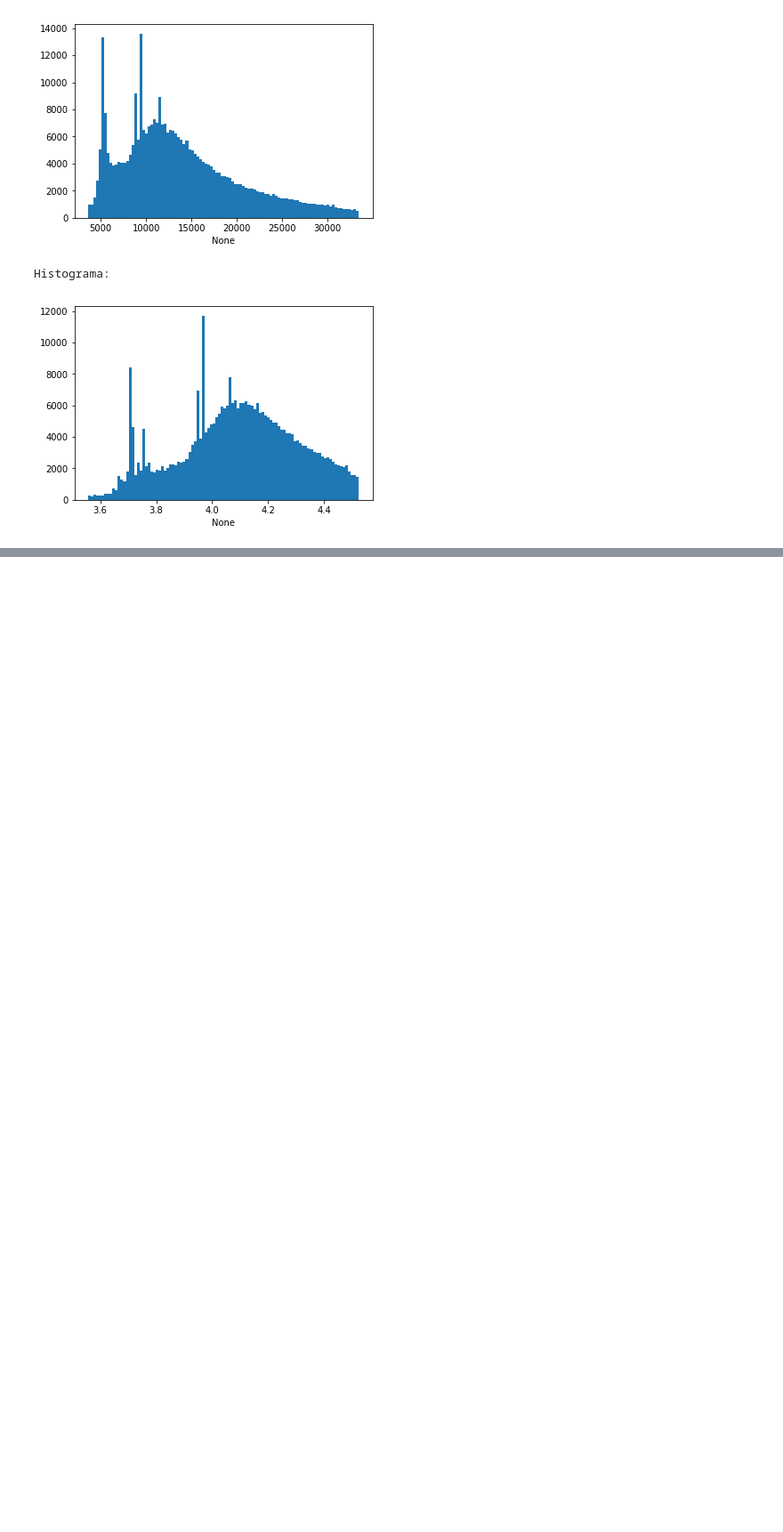
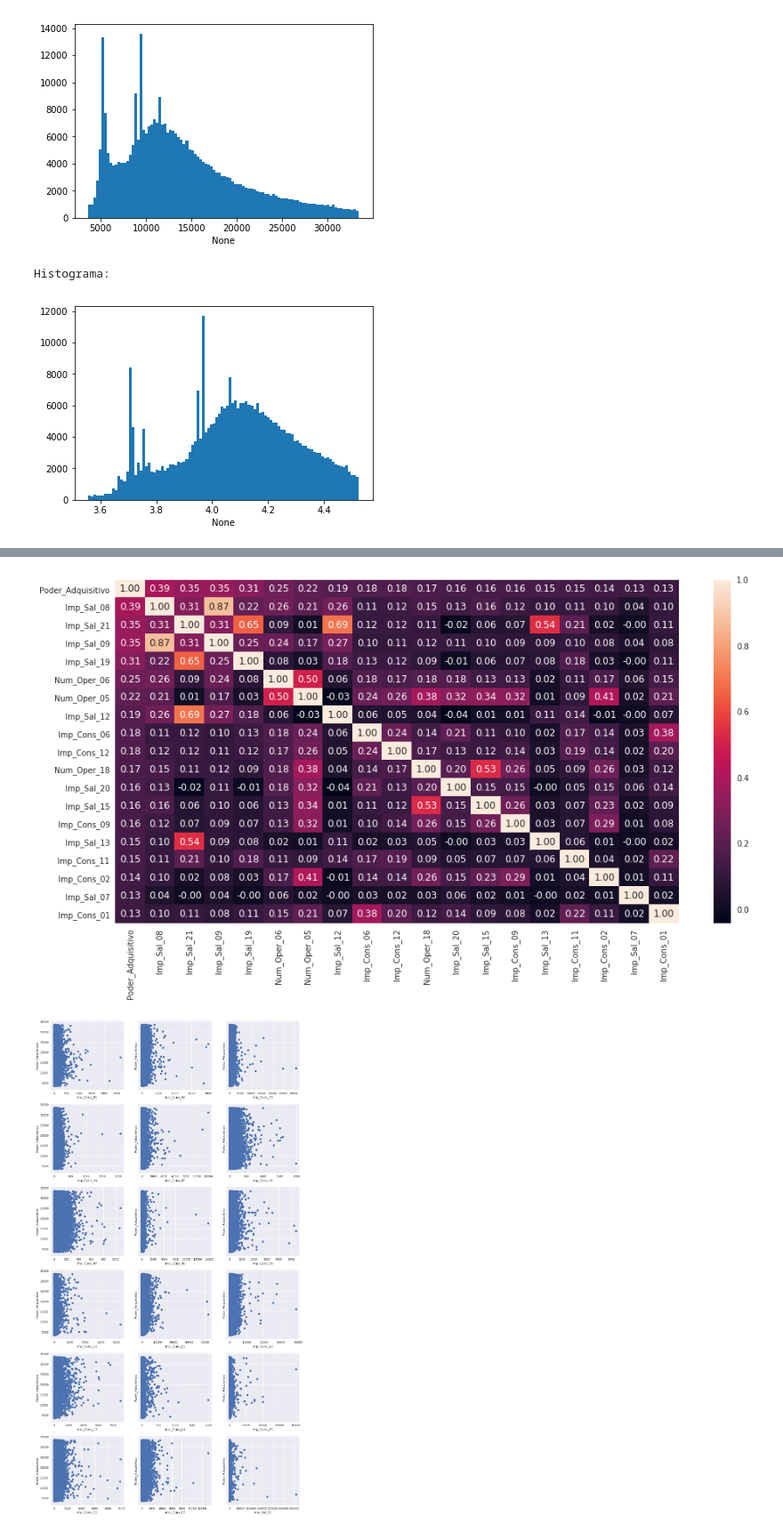
Before and after one commit to ferminlp93/Datathon, a Jupyter notebook: Visualizacion.ipynb, the cells around one changed output, grey strips where cells are left out. Shown at 89% size. Drawn from its saved outputs; the diff is of its cells as text; code cells hidden in the pictures; blank space fills up the shorter version.

```diff
--- a/Visualizacion.ipynb
+++ b/Visualizacion.ipynb
@@ -363,32 +369,35 @@ if (mostrar_todas_matrices_dispersion == 1):
 # %%
 ########################################################
 # ANALISIS DE VARIABLES CONTINUAS DE MAYOR CORRELACION #
 ########################################################
 
 analisis_variables_continuas = 1
 
 if (analisis_variables_continuas == 1):
 
     #OBTENEMOS MATRIZ DE CORRELACION
     correlation=traindata[continuous_cols].corr() #Obtenemos la matriz de correlacion de las variables discretas
     aux=abs(correlation['Poder_Adquisitivo']).sort_values(ascending=False) #Ordenamos variables por su correlacion con PA
     selected_feats=aux[0:19].index #Seleccionamos las 19 de mayor correlacion (18 + PA)
 
     sns.set()
     fig, ax = plt.subplots(figsize=(16,8))
     sns.heatmap(correlation.loc[selected_feats,selected_feats], annot=True,fmt='.2f',ax=ax)
     plt.show()
 
     #MOSTRAMOS DIAGRAMAS DE DISPERSION
     selected_feats=selected_feats[1:] #Excluimos Poder Adquisitivo
 
     fig, axes = plt.subplots(nrows=6,ncols=3,figsize=(16,32),sharey=True)
     axes=axes.flatten()
     for i in range(len(axes)):
         axes[i].scatter(traindata_without_outliers[continuous_cols[i]], var_objetivo_sin_outliers)
-        axes[i].set_xlabel('Poder_Adquisitivo')
-        axes[i].set_ylabel(continuous_cols[i])
+        axes[i].set_xlabel(continuous_cols[i])
+        axes[i].set_ylabel('Poder_Adquisitivo')
     plt.show()
+# %% [output]
+[figure, added]
+[figure, added]
 # %%
 #####################################
 # ANALISIS DE VARIABLES CATEGORICAS #
```
Also changed, not shown: parts of 4 cells of this notebook.
